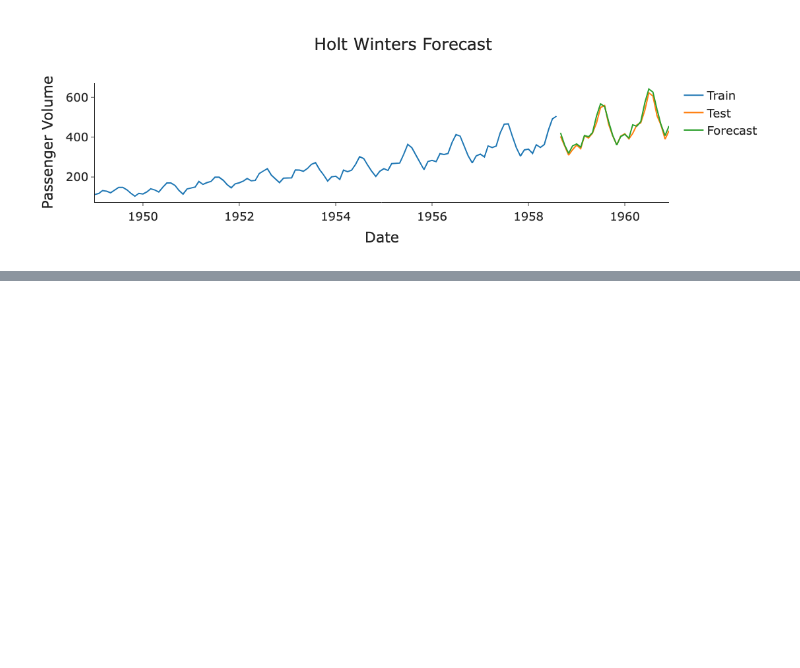
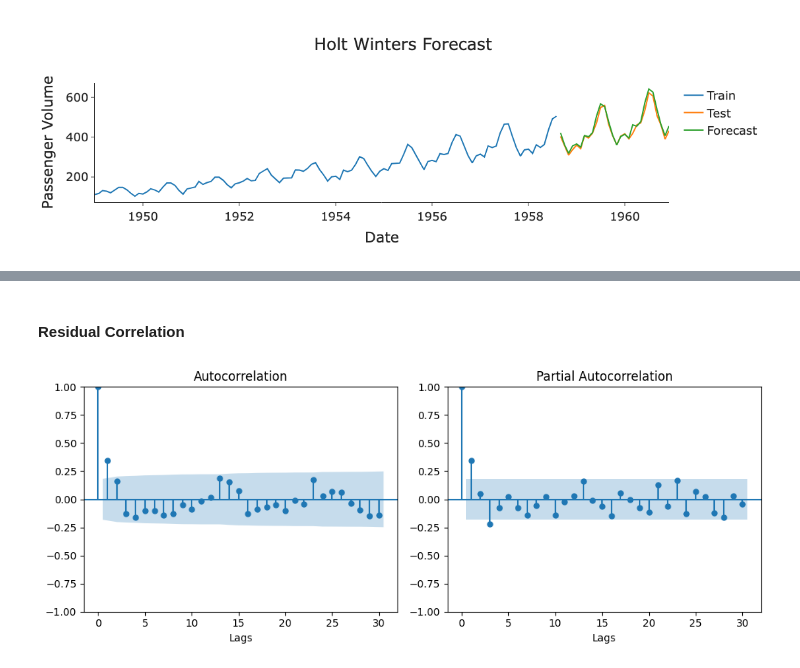
Before and after one commit to jaivrat/time-series, a Jupyter notebook: t-series-python/12-UsingResidualsForTSForecasting.ipynb, the cells around one changed output, grey strips where cells are left out. Saved outputs shown, nothing was run; the diff lists cells and outputs as text; code cells hidden in the pictures; blank space fills up the shorter version.

Commit message:
Residuals

```diff
--- a/t-series-python/12-UsingResidualsForTSForecasting.ipynb
+++ b/t-series-python/12-UsingResidualsForTSForecasting.ipynb
@@ -37,0 +41,4 @@ utils.plot_fcast(train_df, test_df, forecasts_holt_winters, title = "Holt Winter
+# %%
+train_df["fitted_values"] = model_holt_winters.fittedvalues
+train_df["residuals"] = model_holt_winters.resid
+print(train_df)
@@ -37,0 +71,19 @@ utils.plot_fcast(train_df, test_df, forecasts_holt_winters, title = "Holt Winter
+# %% [markdown]
+#### Residual Correlation
+# %%
+# We import packacges.. did in our previos notebooks for how to look acf and pacf
+
+from statsmodels.graphics.tsaplots import plot_acf, plot_pacf
+import matplotlib.pyplot as plt
+
+
+# Plot ACF and PACF
+fig, ax = plt.subplots(1,2, figsize = (10,4))
+plot_acf(train_df["residuals"], lags = 30, ax = ax[0])
+ax[0].set_xlabel('Lags')
+plot_pacf(train_df["residuals"], lags = 30, ax = ax[1])
+ax[1].set_xlabel('Lags')
+plt.tight_layout()
+plt.show()
+# %% [output]
+[figure, added]
```
Also changed, not shown: parts of 14 cells of this notebook.
